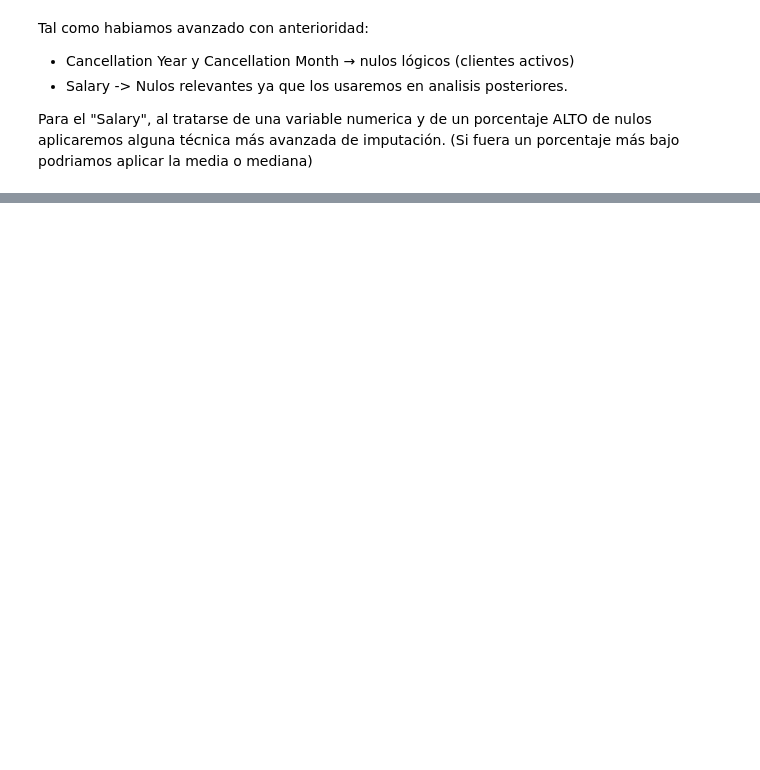
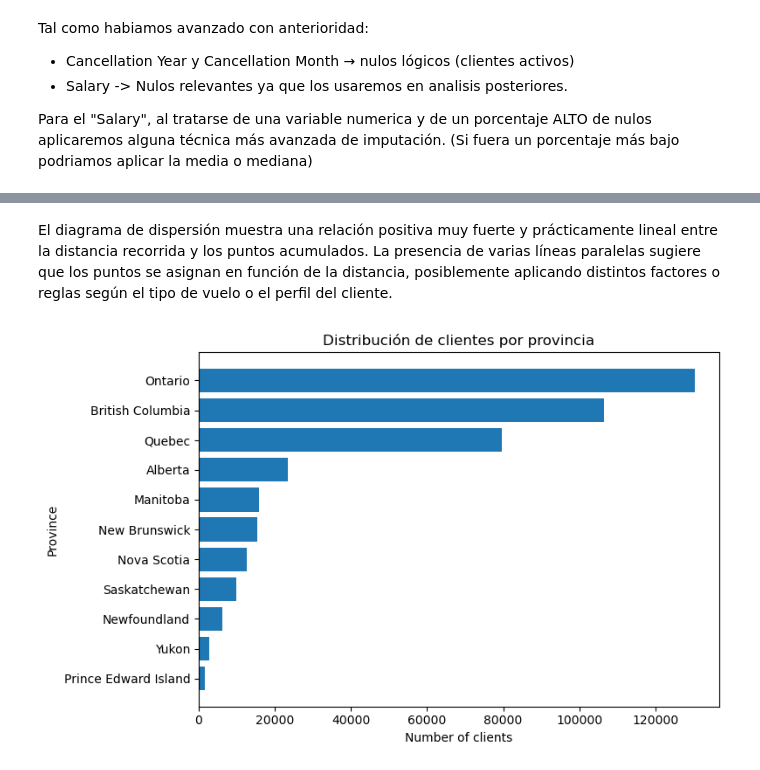
Before and after one commit to Adalab/bda-modulo-3-evaluacion-final-LauraBove, a Jupyter notebook: bda-modulo-3-evaluacion-final-LauraBove.ipynb, the cells around one changed output, grey strips where cells are left out. Saved outputs shown, nothing was run; the diff lists cells and outputs as text; code cells hidden in the pictures; blank space fills up the shorter version.

```diff
--- a/bda-modulo-3-evaluacion-final-LauraBove.ipynb
+++ b/bda-modulo-3-evaluacion-final-LauraBove.ipynb
@@ -358,0 +818,19 @@ plt.show()
+# %% [markdown]
+El diagrama de dispersión muestra una relación positiva muy fuerte y prácticamente lineal entre la distancia recorrida y los puntos acumulados. La presencia de varias líneas paralelas sugiere que los puntos se asignan en función de la distancia, posiblemente aplicando distintos factores o reglas según el tipo de vuelo o el perfil del cliente.
+# %%
+clientes_por_provincia = df_merge['Province'].value_counts()
+
+plt.figure(figsize=(8, 5))
+plt.barh(
+    clientes_por_provincia.index,
+    clientes_por_provincia.values
+)
+
+plt.xlabel('Number of clients')
+plt.ylabel('Province')
+plt.title('Distribución de clientes por provincia')
+plt.gca().invert_yaxis()  # la más grande arriba
+plt.tight_layout()
+plt.show()
+# %% [output]
+[figure, added]
```
Also changed, not shown: parts of 60 cells of this notebook.
